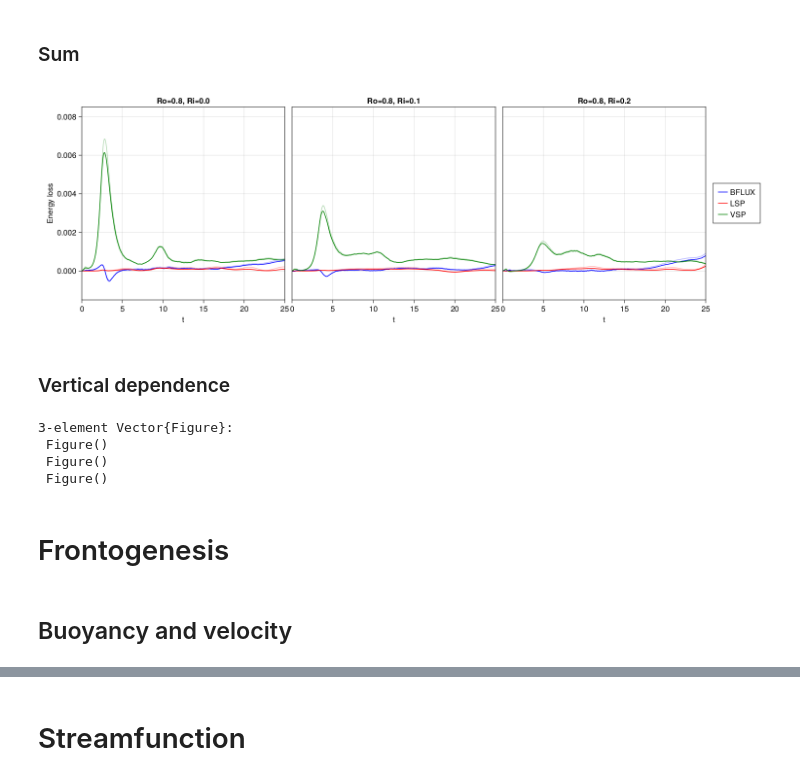
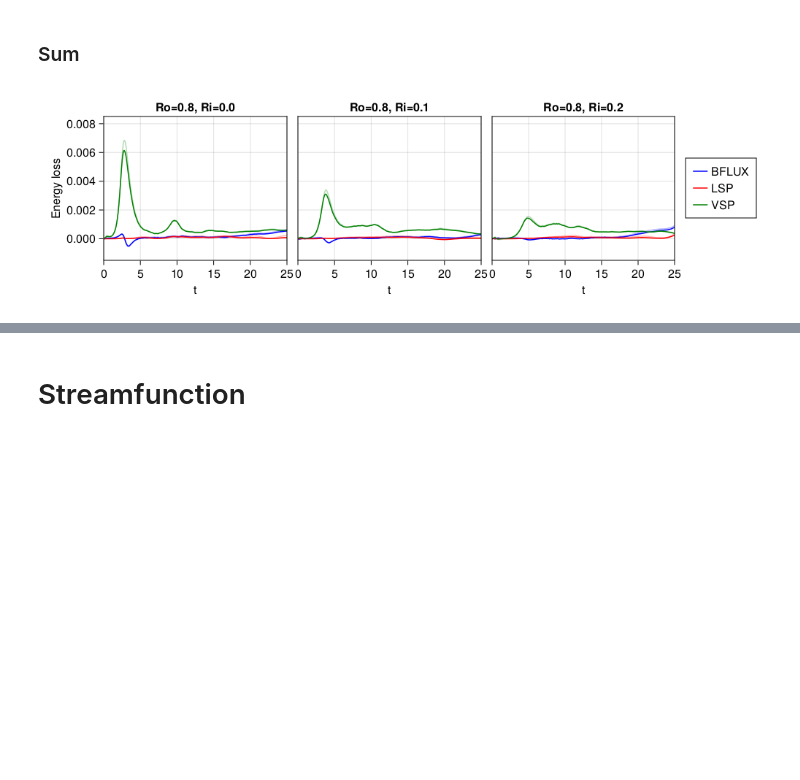
Before and after one commit to erin-atkinson/filament-instability, a Jupyter notebook: notebooks/PosterFigures.ipynb, the cells around one changed output, grey strips where cells are left out. Cells and saved outputs as stored; diff of their text form; code cells hidden in the pictures; blank space fills up the shorter version.

```diff
--- a/notebooks/PosterFigures.ipynb
+++ b/notebooks/PosterFigures.ipynb
@@ -18,5 +15,8 @@ zt_energy_loss (generic function with 1 method)
 # %%
-runnames = ["Ro08Ri000Ek0A15", "Ro08Ri010Ek0A15", "Ro08Ri020Ek0A15"]
+runnames = ["Ri000", "Ri010", "Ri020"]
+foldernames = map(runnames) do runname
+    "../../scratch/filament-instability/$runname"
+end
 runlabels = [L"0.00", L"0.10", L"0.20"]
 legendtitle = L"\text{Ri}";
 # %% [markdown]
@@ -26,25 +26,8 @@ legendtitle = L"\text{Ri}";
 # %% [markdown]
 ### Sum
 # %%
-energy_loss_fig = energy_loss(runnames; resolution=(1500, 500))
-save("output/poster_figures/energy_loss.png", energy_loss_fig; px_per_unit=2)
+energy_loss_fig = energy_loss(runnames; resolution=(1000, 300))
+save("../output/poster_figures/energy_loss.png", energy_loss_fig; px_per_unit=2)
 energy_loss_fig
 # %% [output]
-[figure, old version]
+[figure, new version]
-# %% [markdown]
-### Vertical dependence
-# %%
-zt_energy_loss_figs = map(runnames) do runname
-    fig = zt_energy_loss(runname; resolution=(1500, 500))
-    save("output/poster_figures/zt_energy_loss_$runname.png", fig; px_per_unit=2)
-    fig
-end
-# %% [output]
-3-element Vector{Figure}:
- Figure()
- Figure()
- Figure()
-# %% [markdown]
-# Frontogenesis
-# %% [markdown]
-## Buoyancy and velocity
```
Also changed, not shown: parts of 17 cells of this notebook, 34 other files.
